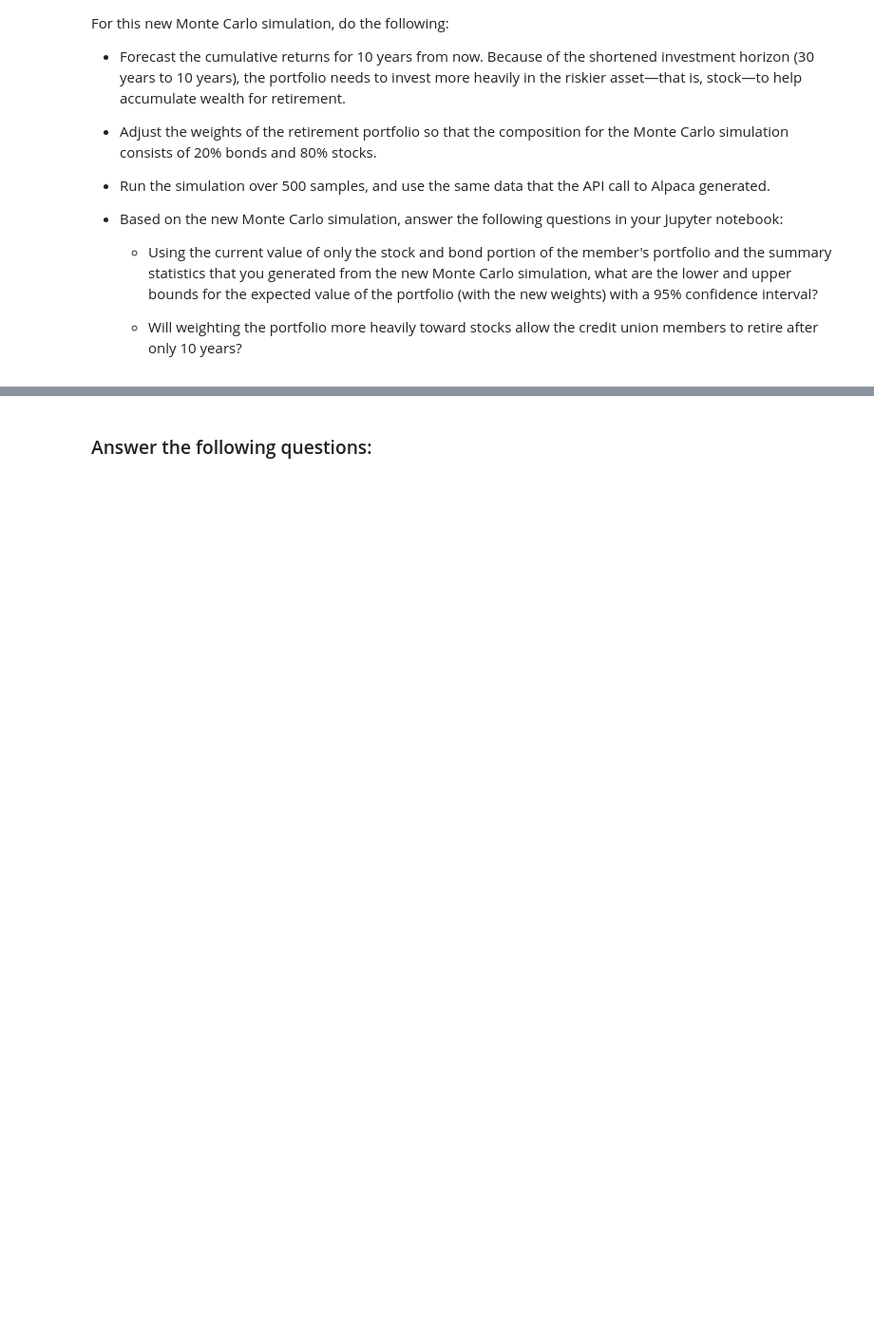
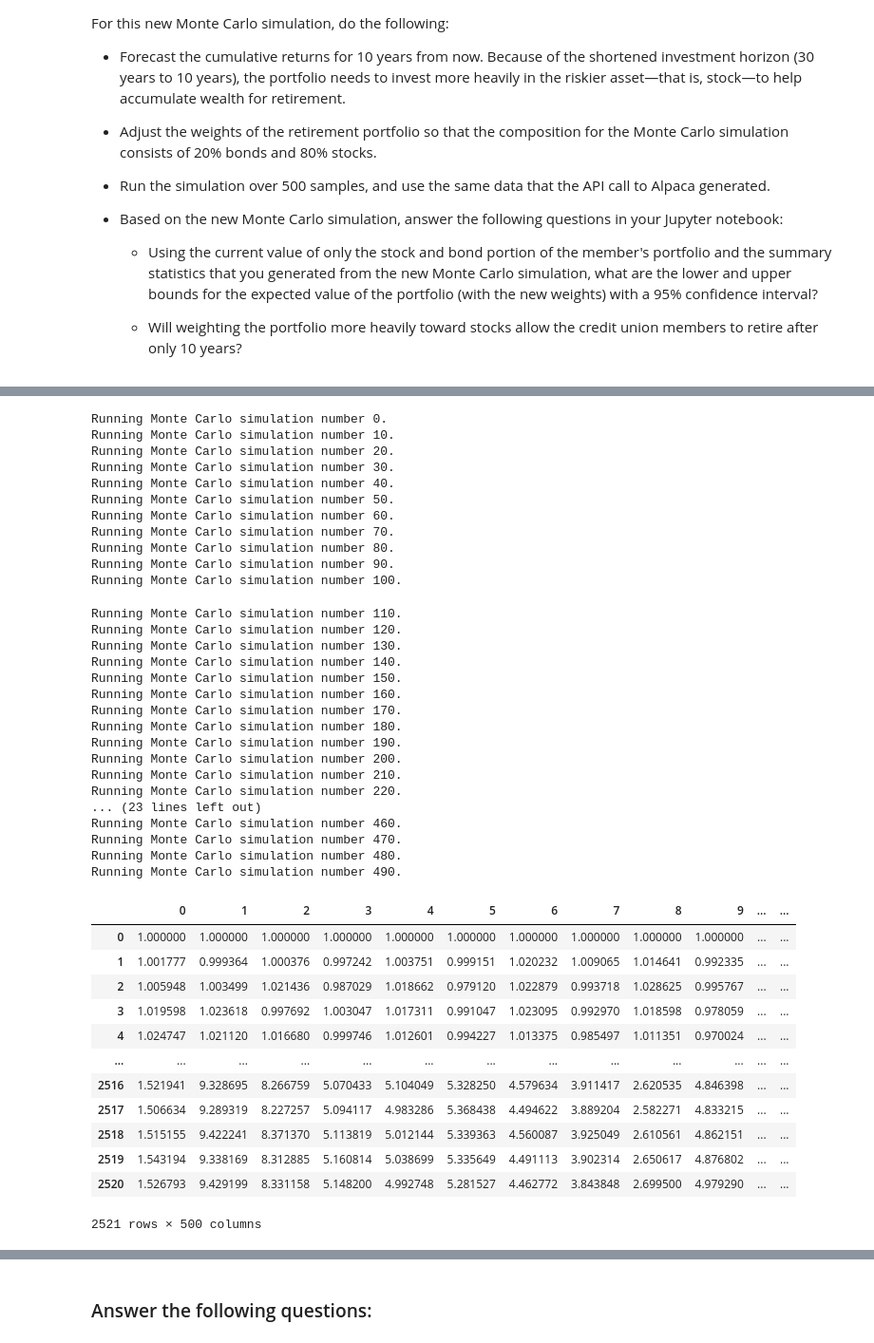
Before and after one commit to ThomasBrierton/Financial_Planning_Simulation, a Jupyter notebook: financial_planning_tools.ipynb, the cells around one changed output, grey strips where cells are left out. Shown at 95% size. Saved outputs shown, nothing was run; the diff lists cells and outputs as text; code cells hidden in the pictures; blank space fills up the shorter version.

```diff
--- a/financial_planning_tools.ipynb
+++ b/financial_planning_tools.ipynb
@@ -598,6 +632,48 @@ For this new Monte Carlo simulation, do the following:
 # %%
 # Run the Monte Carlo simulation to forecast 10 years cumulative returns
-# YOUR CODE HERE
+MC_10_year_sim.calc_cumulative_return()
+# %% [output]
+Running Monte Carlo simulation number 0.
+Running Monte Carlo simulation number 10.
+Running Monte Carlo simulation number 20.
+Running Monte Carlo simulation number 30.
+Running Monte Carlo simulation number 40.
+Running Monte Carlo simulation number 50.
+Running Monte Carlo simulation number 60.
+Running Monte Carlo simulation number 70.
+Running Monte Carlo simulation number 80.
+Running Monte Carlo simulation number 90.
+Running Monte Carlo simulation number 100.
+Running Monte Carlo simulation number 110.
+Running Monte Carlo simulation number 120.
+Running Monte Carlo simulation number 130.
+Running Monte Carlo simulation number 140.
+Running Monte Carlo simulation number 150.
+Running Monte Carlo simulation number 160.
+Running Monte Carlo simulation number 170.
+Running Monte Carlo simulation number 180.
+Running Monte Carlo simulation number 190.
+Running Monte Carlo simulation number 200.
+Running Monte Carlo simulation number 210.
+Running Monte Carlo simulation number 220.
+... (23 lines left out)
+Running Monte Carlo simulation number 460.
+Running Monte Carlo simulation number 470.
+Running Monte Carlo simulation number 480.
+Running Monte Carlo simulation number 490.
+|  | 0 | 1 | 2 | 3 | 4 | 5 | 6 | 7 | 8 | 9 | ... | ... |
+| 0 | 1.000000 | 1.000000 | 1.000000 | 1.000000 | 1.000000 | 1.000000 | 1.000000 | 1.000000 | 1.000000 | 1.000000 | ... | ... |
+| 1 | 1.001777 | 0.999364 | 1.000376 | 0.997242 | 1.003751 | 0.999151 | 1.020232 | 1.009065 | 1.014641 | 0.992335 | ... | ... |
+| 2 | 1.005948 | 1.003499 | 1.021436 | 0.987029 | 1.018662 | 0.979120 | 1.022879 | 0.993718 | 1.028625 | 0.995767 | ... | ... |
+| 3 | 1.019598 | 1.023618 | 0.997692 | 1.003047 | 1.017311 | 0.991047 | 1.023095 | 0.992970 | 1.018598 | 0.978059 | ... | ... |
+| 4 | 1.024747 | 1.021120 | 1.016680 | 0.999746 | 1.012601 | 0.994227 | 1.013375 | 0.985497 | 1.011351 | 0.970024 | ... | ... |
+| ... | ... | ... | ... | ... | ... | ... | ... | ... | ... | ... | ... | ... |
+| 2516 | 1.521941 | 9.328695 | 8.266759 | 5.070433 | 5.104049 | 5.328250 | 4.579634 | 3.911417 | 2.620535 | 4.846398 | ... | ... |
+| 2517 | 1.506634 | 9.289319 | 8.227257 | 5.094117 | 4.983286 | 5.368438 | 4.494622 | 3.889204 | 2.582271 | 4.833215 | ... | ... |
+| 2518 | 1.515155 | 9.422241 | 8.371370 | 5.113819 | 5.012144 | 5.339363 | 4.560087 | 3.925049 | 2.610561 | 4.862151 | ... | ... |
+| 2519 | 1.543194 | 9.338169 | 8.312885 | 5.160814 | 5.038699 | 5.335649 | 4.491113 | 3.902314 | 2.650617 | 4.876802 | ... | ... |
+| 2520 | 1.526793 | 9.429199 | 8.331158 | 5.148200 | 4.992748 | 5.281527 | 4.462772 | 3.843848 | 2.699500 | 4.979290 | ... | ... |
+2521 rows × 500 columns
 # %%
 # Visualize the 10-year Monte Carlo simulation by creating an
 # overlay line plot
```
Also changed, not shown: parts of 10 cells of this notebook.
